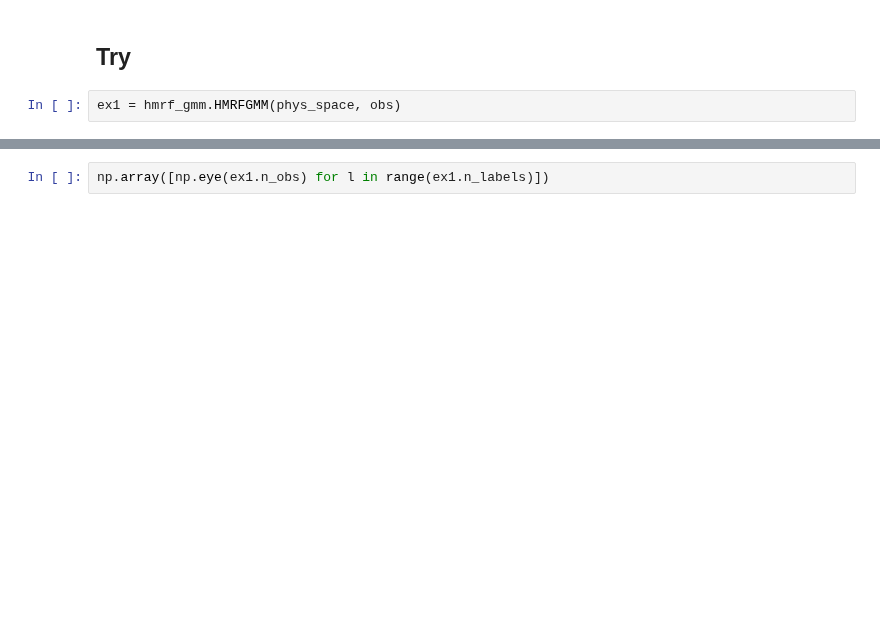
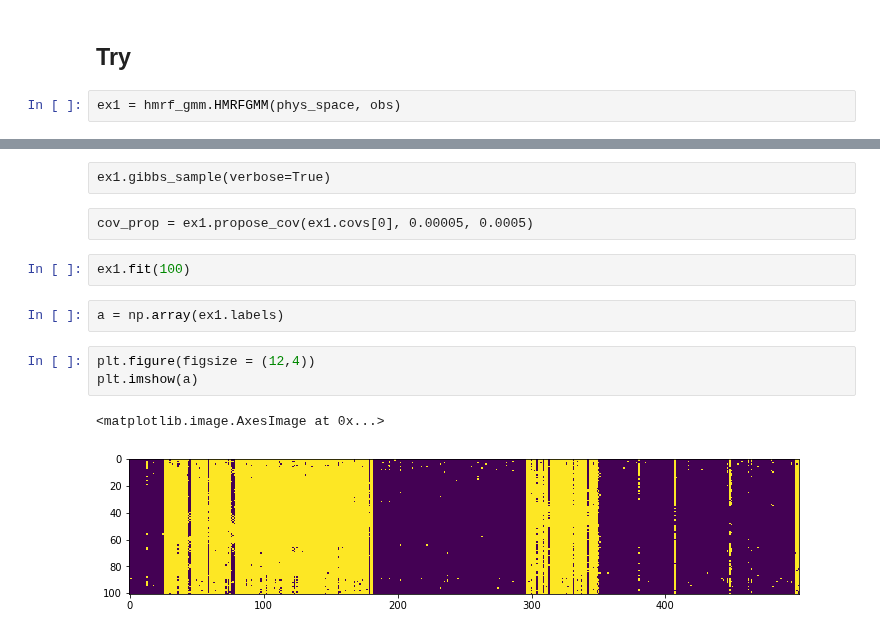
Before and after one commit to cgre-aachen/bayseg, a Jupyter notebook: notebooks/alex_prototyping.ipynb, the cells around one changed output, grey strips where cells are left out. Cells and saved outputs as stored; diff of their text form; blank space fills up the shorter version.

```diff
--- a/notebooks/alex_prototyping.ipynb
+++ b/notebooks/alex_prototyping.ipynb
@@ -140,2 +80,14 @@ for l in range(ex1.n_labels):
-# %%
-np.array([np.eye(ex1.n_obs) for l in range(ex1.n_labels)])
+# %% [raw]
+ex1.gibbs_sample(verbose=True)
+# %% [raw]
+cov_prop = ex1.propose_cov(ex1.covs[0], 0.00005, 0.0005)
+# %%
+ex1.fit(100)
+# %%
+a = np.array(ex1.labels)
+# %%
+plt.figure(figsize = (12,4))
+plt.imshow(a)
+# %% [output]
+<matplotlib.image.AxesImage at 0x...>
+[figure, added]
```
Also changed, not shown: parts of 24 cells of this notebook, 1 other file.
